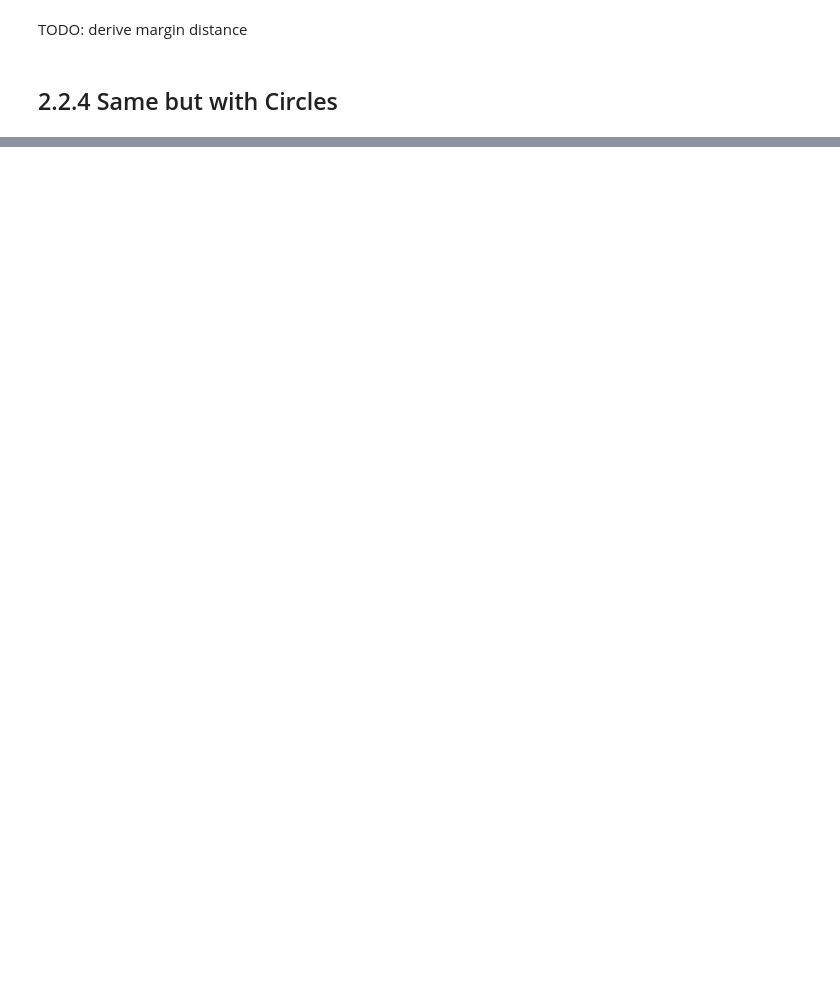
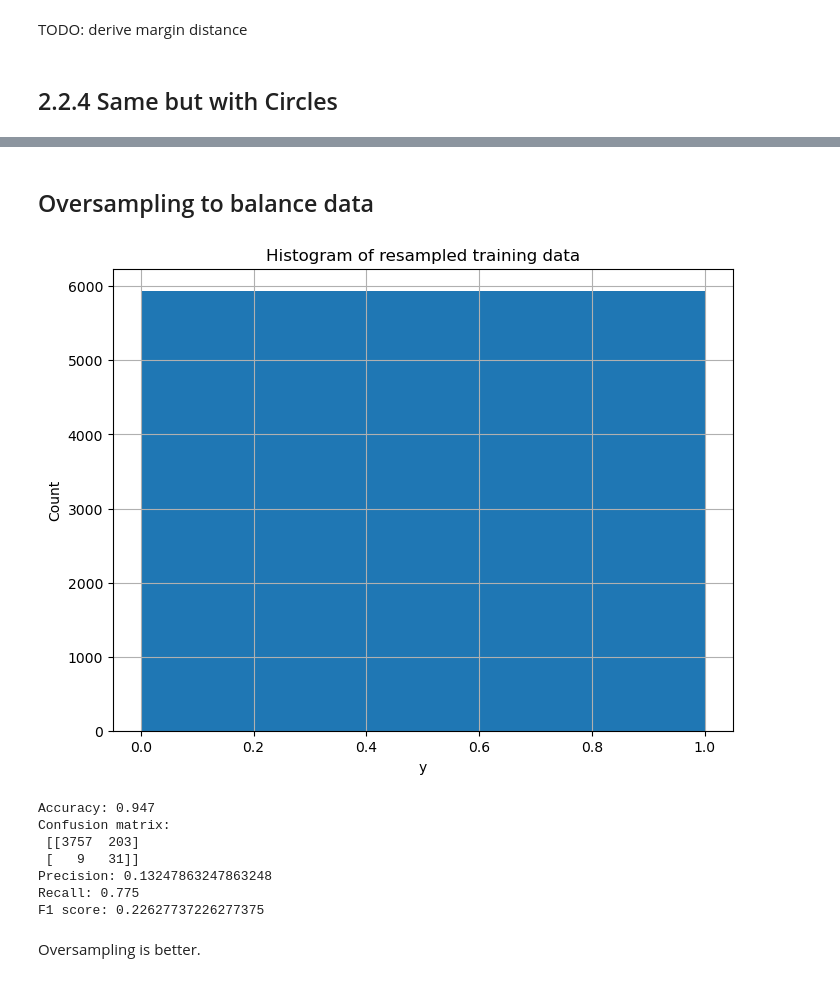
Before and after one commit to Geryyy/ml_algorithm, a Jupyter notebook: 02_uebung/ue2_ebmer.ipynb, the cells around one changed output, grey strips where cells are left out. Saved outputs shown, nothing was run; the diff lists cells and outputs as text; code cells hidden in the pictures; blank space fills up the shorter version.

```diff
--- a/02_uebung/ue2_ebmer.ipynb
+++ b/02_uebung/ue2_ebmer.ipynb
@@ -376,0 +523,8 @@ Margin distance: 1.4744792005954694
+# %%
+# fit svc with rbf kernel and C=0.01 to training data
+clf = SVC(C=0.01, kernel="rbf")
+clf.fit(x_train, y_train)
+
+# get accuracy for test data
+accuracy = clf.score(x_test, y_test)
+print("Accuracy:", accuracy)
@@ -376,0 +600,48 @@ Margin distance: 1.4744792005954694
+# %% [markdown]
+## Oversampling to balance data
+# %%
+# oversample minority class in training data
+from imblearn.over_sampling import RandomOverSampler
+
+ros = RandomOverSampler(random_state=0)
+x_train_resampled, y_train_resampled = ros.fit_resample(x_train, y_train)
+
+# histogram of resampled training data
+plt.figure(figsize=(8, 6))
+plt.hist(y_train_resampled, bins=2)
+plt.xlabel('y')
+plt.ylabel('Count')
+plt.title('Histogram of resampled training data')
+plt.grid()
+plt.show()
+
+# fit svc with rbf kernel and C=0.01 to resampled training data
+clf = SVC(C=0.01, kernel="rbf")
+clf.fit(x_train_resampled, y_train_resampled)
+
+# get accuracy for test data
+accuracy = clf.score(x_test, y_test)
+print("Accuracy:", accuracy)
+
+y_pred = clf.predict(x_test)
+confusion_matrix = sklearn.metrics.confusion_matrix(y_test, y_pred)
+print("Confusion matrix:\n", confusion_matrix)
+
+precision = sklearn.metrics.precision_score(y_test, y_pred)
+recall = sklearn.metrics.recall_score(y_test, y_pred)
+f1_score = sklearn.metrics.f1_score(y_test, y_pred)
+
+print("Precision:", precision)
+print("Recall:", recall)
+print("F1 score:", f1_score)
+# %% [output]
+[figure, added]
+Accuracy: 0.947
+Confusion matrix:
+ [[3757  203]
+ [   9   31]]
+Precision: 0.13247863247863248
+Recall: 0.775
+F1 score: 0.22627737226277375
+# %% [markdown]
+Oversampling is better.
```
Also changed, not shown: parts of 24 cells of this notebook, 3 other files.
